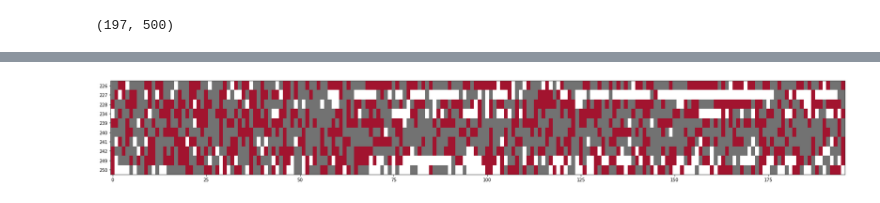
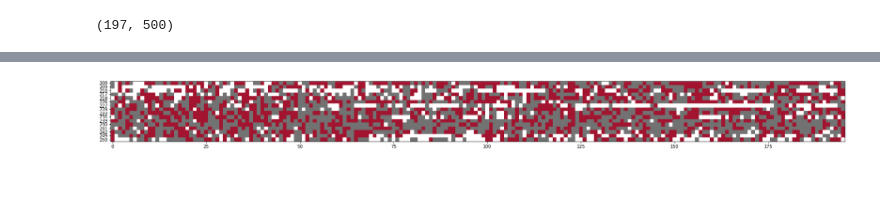
Before and after one commit to ClandininLab/brainsss, a Jupyter notebook: notebooks/20250201_behavior_avgs.ipynb, the cells around one changed output, grey strips where cells are left out. Cells and saved outputs as stored; diff of their text form; code cells hidden in the pictures.

```diff
--- a/notebooks/20250201_behavior_avgs.ipynb
+++ b/notebooks/20250201_behavior_avgs.ipynb
@@ -763,19 +668,0 @@ dict_keys(['signals', 'timestamps', 'event_times', 'bins', 'behavior', 'cluster_
-# %%
-flat_events={}
-flat_behavior={}
-count=0
-for fly in total_data_dict:
-    flat_events[fly]={'flat':[]}
-    flat_behavior={'flat':[]}
-    for event in final_flat:
-        if event in total_data_dict[fly]['event_times']:
-            i=np.where(event==total_data_dict[fly]['event_times'])
-            b=total_data_dict[fly]['behavior'][i]
-            pre=b[:,:200]
-#             print(np.min(pre))
-            if np.max(pre)<5 and np.min(pre)>-3:
-                flat_behavior['flat'].append(b)
-                flat_events[fly]['flat'].append(event)
-                count+=1
-flat_behavior['flat']=np.vstack(flat_behavior['flat'])
-print(count)
@@ -824,7 +698,0 @@ plot_multi_trace(trial_set['flat'], pre_window, post_window, stim_time, 2, color
-# %%
-i=np.shape(trial_set['inc'])[0]
-d=np.shape(trial_set['dec'])[0]
-f=np.shape(trial_set['flat'])[0]
-t=i+d+f
-
-print(f'inc {i} dec {d} flat {f} total {t}')
@@ -930,7 +796,6 @@ Flat trial number: 353
 trace_types_dict={'inc':[],
                  'dec':[],
                  'flat':[]}
-count=0
 for key in trial_types_dict:
     behavior=trial_types_dict[key]
 #     print(behavior.keys())
@@ -939,8 +804,5 @@ for key in trial_types_dict:
         trace_types_dict[key].append(behavior[fly]['traces'])
 #     trace_types_dict[key]=np.asarray(trace_types_dict[key])
     trace_types_dict[key]=np.vstack(trace_types_dict[key])
-    c=np.shape(trace_types_dict[key])[0]
-    print(f'{key} has {c} trials')
-    count+=c
-print(f'total has {count} trials')
+    print(f'{key} has {np.shape(trace_types_dict[key])[0]} trials')
 # %% [output]
@@ -1005,5 +862,5 @@ counts['flat'].shape
 # %%
-bin_end=np.arange(bin_size, len(in_order)+5, bin_size)[:-1]
+bin_end=np.arange(bin_size, len(in_order)+5, bin_size)
 width = 4
 
 fig, ax = plt.subplots(figsize=(20,10))
@@ -1092,18 +949,16 @@ print(np.shape(trial_count_lst))
 # %%
 colors=['#727272', 'w', '#A2142F']
 cmap=matplotlib.colors.ListedColormap(colors)
 
-fig,axs=plt.subplots(figsize=(30,30))
-im=axs.imshow(trial_count_lst[:,:196], cmap=cmap)
-axs.set_yticks(np.arange(0,10));
-axs.set_yticklabels(flies);
-axs.set_aspect(2.5)
+plt.figure(figsize=(30,30))
+im=plt.imshow(trial_count_lst[:,:196], cmap=cmap)
+plt.yticks(np.arange(0,16),flies);
 # cb=plt.colorbar(im)
 # cb.set_ticks([-1,0,1])
 # cb.set_ticklabels(['Dec', 'Flat', 'Inc'])
 # plt.savefig(os.path.join(save_dir,'behave_type_raster.png'), dpi=300, bbox_inches='tight')
 # %% [output]
-[figure, old version]
+[figure, new version]
 # %%
 np.shape(trial_count_lst)
 # %% [output]
```
Also changed, not shown: parts of 79 cells of this notebook, 15 other files.
